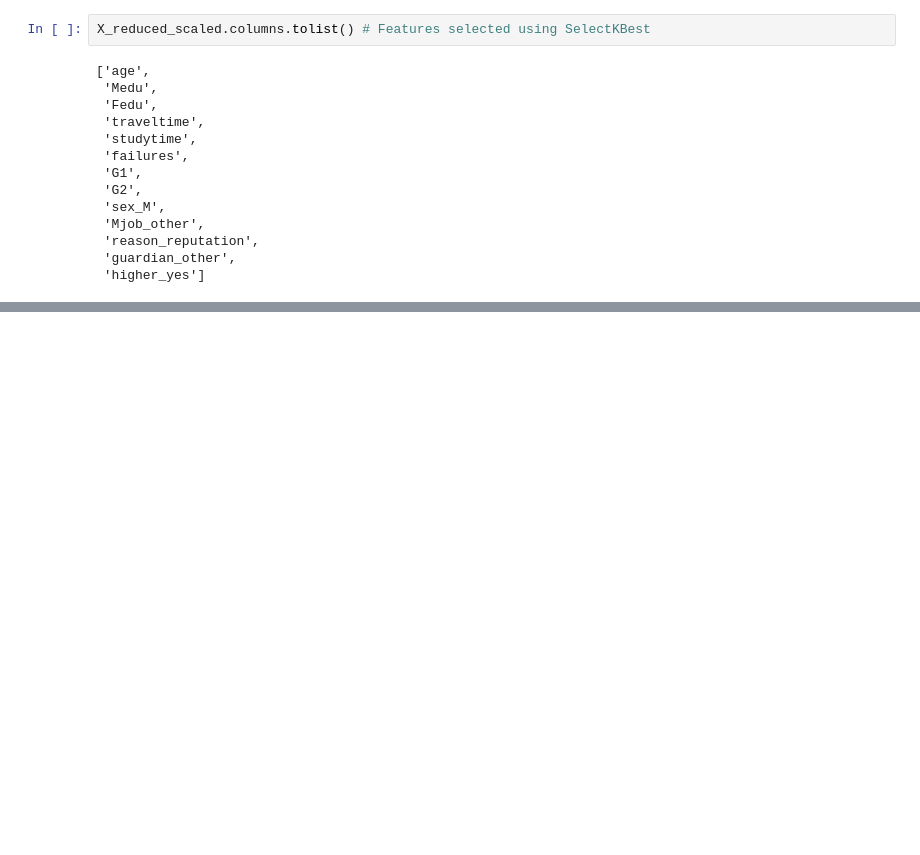
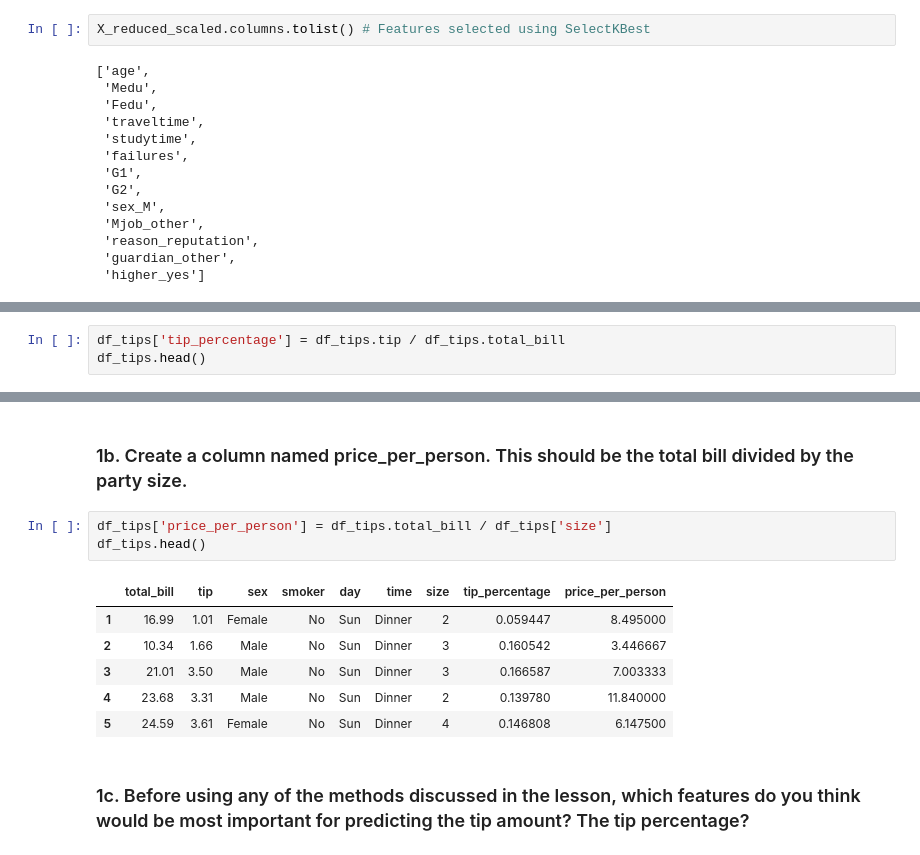
Before and after one commit to adam-gomez/regression-exercises, a Jupyter notebook: feature_engineering.ipynb, the cells around one changed output, grey strips where cells are left out. Drawn from its saved outputs; the diff is of its cells as text; blank space fills up the shorter version.

```diff
--- a/feature_engineering_mag.ipynb
+++ b/feature_engineering.ipynb
@@ -488,0 +512,3 @@ X_reduced_scaled.columns.tolist() # Features selected using SelectKBest
+# %%
+df_tips['tip_percentage'] = df_tips.tip / df_tips.total_bill
+df_tips.head()
@@ -488,0 +522,14 @@ X_reduced_scaled.columns.tolist() # Features selected using SelectKBest
+# %% [markdown]
+### 1b. Create a column named price_per_person. This should be the total bill divided by the party size.
+# %%
+df_tips['price_per_person'] = df_tips.total_bill / df_tips['size']
+df_tips.head()
+# %% [output]
+|  | total_bill | tip | sex | smoker | day | time | size | tip_percentage | price_per_person |
+| 1 | 16.99 | 1.01 | Female | No | Sun | Dinner | 2 | 0.059447 | 8.495000 |
+| 2 | 10.34 | 1.66 | Male | No | Sun | Dinner | 3 | 0.160542 | 3.446667 |
+| 3 | 21.01 | 3.50 | Male | No | Sun | Dinner | 3 | 0.166587 | 7.003333 |
+| 4 | 23.68 | 3.31 | Male | No | Sun | Dinner | 2 | 0.139780 | 11.840000 |
+| 5 | 24.59 | 3.61 | Female | No | Sun | Dinner | 4 | 0.146808 | 6.147500 |
+# %% [markdown]
+### 1c. Before using any of the methods discussed in the lesson, which features do you think would be most important for predicting the tip amount? The tip percentage?
```
Also changed, not shown: parts of 42 cells of this notebook.
